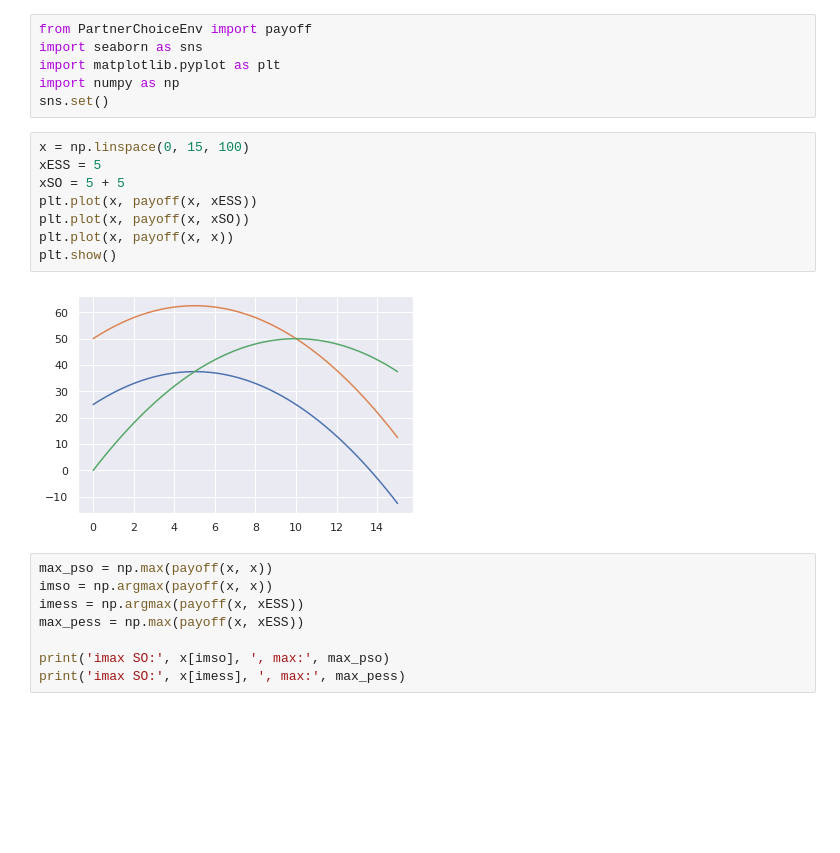
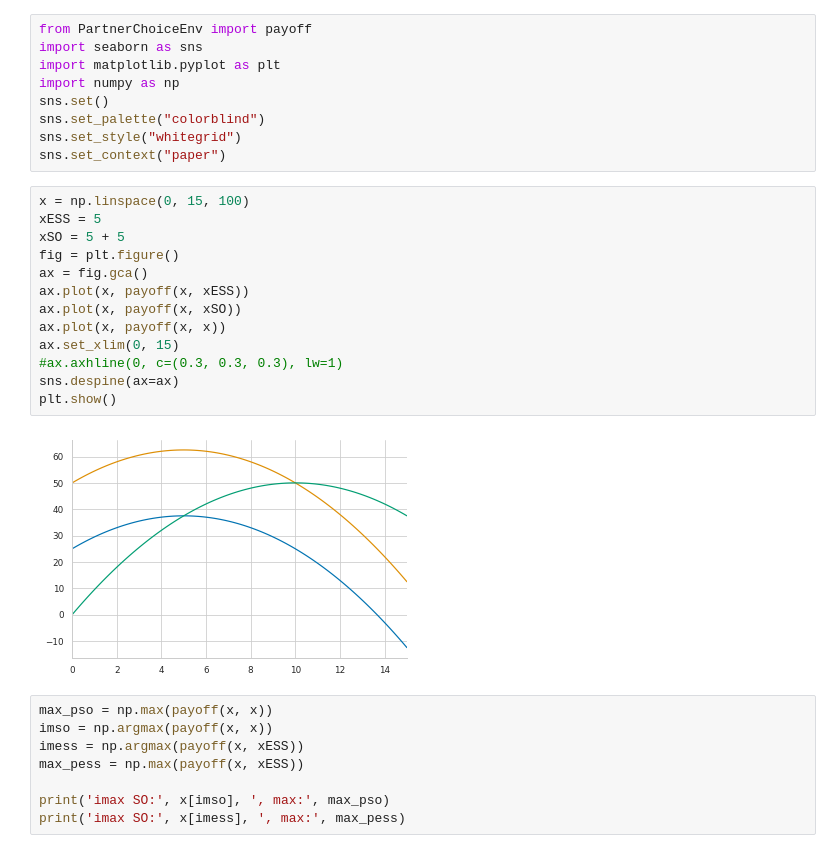
Before and after one commit to PaulEcoffet/RLCoopExp, a Jupyter notebook: payoff.ipynb, the cells around one changed output. Drawn from its saved outputs; the diff is of its cells as text; blank space fills up the shorter version.

```diff
--- a/payoff.ipynb
+++ b/payoff.ipynb
@@ -4,16 +4,24 @@ import seaborn as sns
 import matplotlib.pyplot as plt
 import numpy as np
 sns.set()
+sns.set_palette("colorblind")
+sns.set_style("whitegrid")
+sns.set_context("paper")
 # %%
 x = np.linspace(0, 15, 100)
 xESS = 5
 xSO = 5 + 5
-plt.plot(x, payoff(x, xESS))
-plt.plot(x, payoff(x, xSO))
-plt.plot(x, payoff(x, x))
+fig = plt.figure()
+ax = fig.gca()
+ax.plot(x, payoff(x, xESS))
+ax.plot(x, payoff(x, xSO))
+ax.plot(x, payoff(x, x))
+ax.set_xlim(0, 15)
+#ax.axhline(0, c=(0.3, 0.3, 0.3), lw=1)
+sns.despine(ax=ax)
 plt.show()
 # %% [output]
-[figure, old version]
+[figure, new version]
 # %%
 max_pso = np.max(payoff(x, x))
 imso = np.argmax(payoff(x, x))
```
Also changed, not shown: 7 other files.
